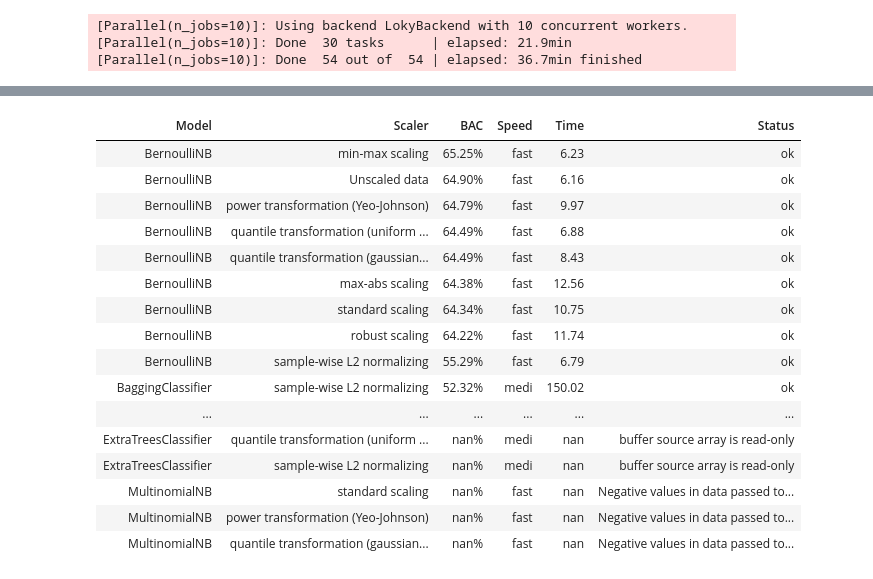
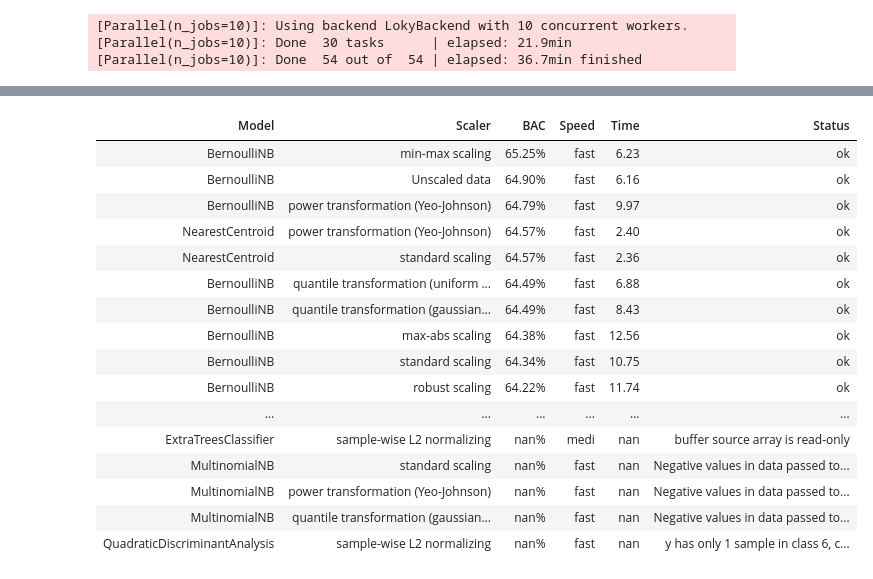
Before and after one commit to janmayer/NeuLAND-reconstruction-ml, a Jupyter notebook: bars/xx-scikitlearn-explore.ipynb, the cells around one changed output, grey strips where cells are left out. Drawn from its saved outputs; the diff is of its cells as text; code cells hidden in the pictures.

Commit message:
Sklearn Bars results

```diff
--- a/bars/xx-scikitlearn-explore.ipynb
+++ b/bars/xx-scikitlearn-explore.ipynb
@@ -60,9 +60,11 @@ models_s = [
     ('AdaBoostClassifier', sklearn.ensemble.AdaBoostClassifier(), 'fast'),
     ('DecisionTreeClassifier', sklearn.tree.DecisionTreeClassifier(), 'medi'),
     ('ExtraTreeClassifier', sklearn.tree.ExtraTreeClassifier(), 'fast'),
-    ('ExtraTreesClassifier', sklearn.ensemble.ExtraTreesClassifier(n_estimators=100, n_jobs=1), 'medi'),
-    ('RandomForestClassifier', sklearn.ensemble.RandomForestClassifier(n_estimators=100, n_jobs=1), 'medi'),
+    ('ExtraTreesClassifier', sklearn.ensemble.ExtraTreesClassifier(n_estimators=100, n_jobs=-1), 'medi'),
+    ('RandomForestClassifier', sklearn.ensemble.RandomForestClassifier(n_estimators=100, n_jobs=-1), 'medi'),
 ]
+
+models_o = []
 # %% [markdown]
 Some models only work with properly scaled data, so we prepare ALL available scalers.
 # %%
@@ -192,7 +196,7 @@ except err:
 try:
     results_s = Parallel(n_jobs=1, verbose=1)(
         delayed(train_model_wrap)(mname, modelorg, speed, sname, data)
-        for mname, modelorg, speed in models_a
+        for mname, modelorg, speed in models_s
         for sname, data in x_scalers_split.items()
     )
 except err:
@@ -200,27 +233,27 @@ except err:
 # %%
-results = results_a1 + results_a2# + results_s + results_b
+results = results_a1 + results_a2 + results_b + results_s
 resultsdf = pd.DataFrame(results)
 pd.options.display.max_rows = 999
 resultsdf.columns = ["Model", "Scaler", "BAC", "Speed", "Time", "Status"]
 resultsdf.sort_values(by=["BAC", "Time"], ascending=[False, True], inplace=True)
 resultsdf.style.hide_index().format({"BAC": "{:.2%}", "Time": "{:.2f}"}).bar(
     subset=["BAC"], color="lightgreen"
 ).bar(subset=["Time"], color="lightblue")
 # %% [output]
 | Model | Scaler | BAC | Speed | Time | Status |
 | BernoulliNB | min-max scaling | 65.25% | fast | 6.23 | ok |
 | BernoulliNB | Unscaled data | 64.90% | fast | 6.16 | ok |
 | BernoulliNB | power transformation (Yeo-Johnson) | 64.79% | fast | 9.97 | ok |
+| NearestCentroid | power transformation (Yeo-Johnson) | 64.57% | fast | 2.40 | ok |
+| NearestCentroid | standard scaling | 64.57% | fast | 2.36 | ok |
 | BernoulliNB | quantile transformation (uniform ... | 64.49% | fast | 6.88 | ok |
 | BernoulliNB | quantile transformation (gaussian... | 64.49% | fast | 8.43 | ok |
 | BernoulliNB | max-abs scaling | 64.38% | fast | 12.56 | ok |
 | BernoulliNB | standard scaling | 64.34% | fast | 10.75 | ok |
 | BernoulliNB | robust scaling | 64.22% | fast | 11.74 | ok |
-| BernoulliNB | sample-wise L2 normalizing | 55.29% | fast | 6.79 | ok |
-| BaggingClassifier | sample-wise L2 normalizing | 52.32% | medi | 150.02 | ok |
 | ... | ... | ... | ... | ... | ... |
-| ExtraTreesClassifier | quantile transformation (uniform ... | nan% | medi | nan | buffer source array is read-only |
 | ExtraTreesClassifier | sample-wise L2 normalizing | nan% | medi | nan | buffer source array is read-only |
 | MultinomialNB | standard scaling | nan% | fast | nan | Negative values in data passed to... |
 | MultinomialNB | power transformation (Yeo-Johnson) | nan% | fast | nan | Negative values in data passed to... |
 | MultinomialNB | quantile transformation (gaussian... | nan% | fast | nan | Negative values in data passed to... |
+| QuadraticDiscriminantAnalysis | sample-wise L2 normalizing | nan% | fast | nan | y has only 1 sample in class 6, c... |
```
Also changed, not shown: parts of 2 cells of this notebook.
